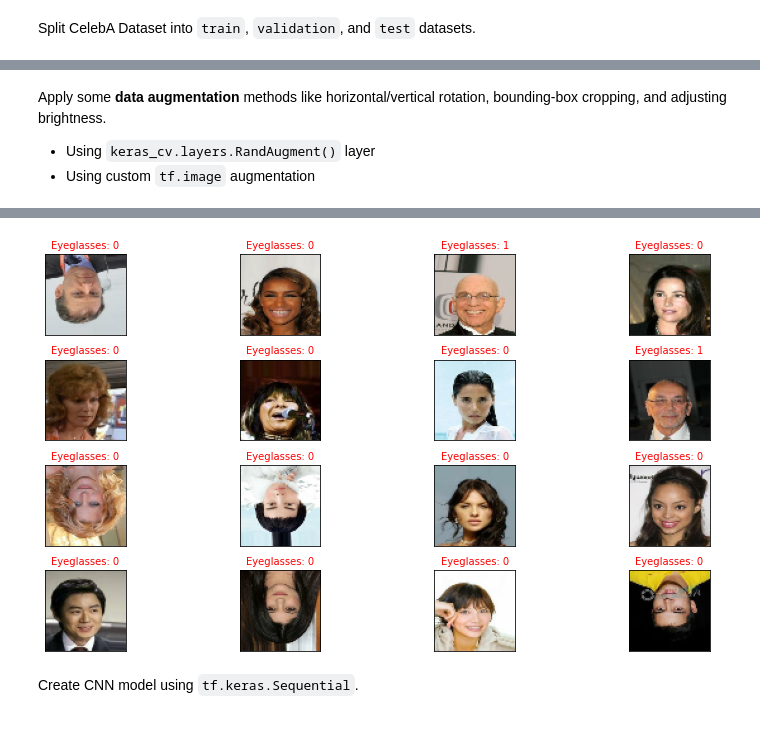
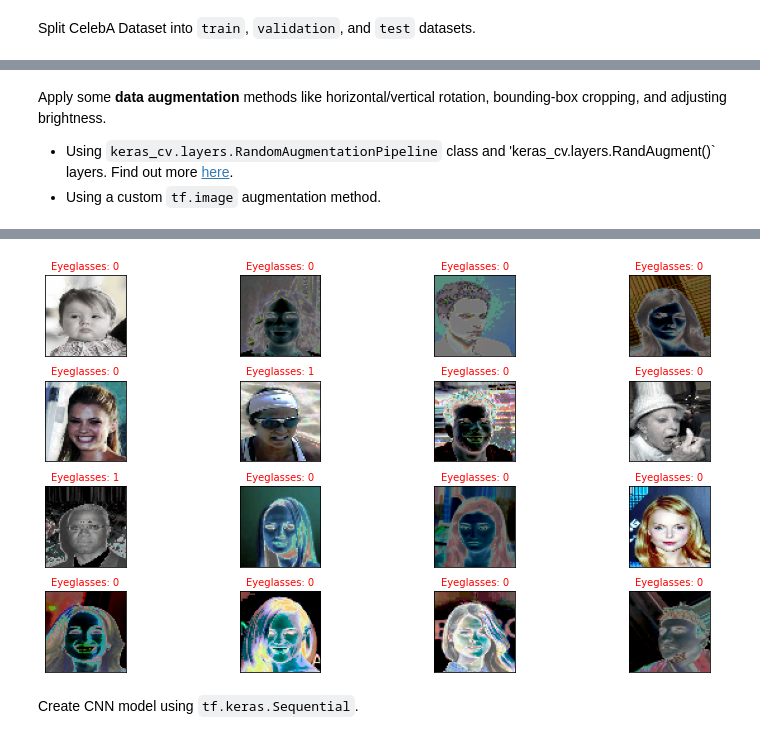
Before and after one commit to hanjihun2000/machine-learning, a Jupyter notebook: notes/celeba-cnn.ipynb, the cells around one changed output, grey strips where cells are left out. Cells and saved outputs as stored; diff of their text form; code cells hidden in the pictures.

Commit message:
update notes 'celeba-cnn' - fix and improve data loading part to make it clearer and simpler

```diff
--- a/notes/celeba-cnn.ipynb
+++ b/notes/celeba-cnn.ipynb
@@ -44,0 +35,3 @@ Dataset celeb_a downloaded and prepared to /root/tensorflow_datasets/celeb_a/2.0
+# %%
+tfds.disable_progress_bar()
+celeba, celeba_info = tfds.load('celeb_a', with_info=True)
@@ -51,6 +69,35 @@ test_ds = celeba['test']
+# %%
+def preprocess_ds(ds):
+  image, label = ds['image'], ds['attributes']['Eyeglasses']
+  image = tf.image.resize(image, size=IMAGE_SIZE)
+  image = tf.cast(image, tf.float32) / 255.0
+  label = tf.cast(label, tf.uint8)
+  return {"images": image, "labels": label}
+
+def prepare_ds(dataset, split):
+    if split == "train":
+        return (
+            dataset.shuffle(BATCH_SIZE)
+            .map(preprocess_ds, num_parallel_calls=AUTOTUNE)
+            .batch(BATCH_SIZE)
+        )
+    if split == "test":
+        return dataset.map(preprocess_ds, num_parallel_calls=AUTOTUNE).batch(BATCH_SIZE)
+
+def load_ds(split="train"):
+  ds = celeba[split]
+  return prepare_ds(ds, split)
 # %% [markdown]
 Apply some **data augmentation** methods like horizontal/vertical rotation, bounding-box cropping, and adjusting brightness.
 
-- Using `keras_cv.layers.RandAugment()` layer
-- Using custom `tf.image` augmentation
+- Using `keras_cv.layers.RandomAugmentationPipeline` class and 'keras_cv.layers.RandAugment()` layers. Find out more [here](https://keras.io/api/keras_cv/layers/augmentation/random_augmentation_pipeline/#randomaugmentationpipeline-class).
+- Using a custom `tf.image` augmentation method.
+# %%
+layers = keras_cv.layers.RandAugment.get_standard_policy(value_range=(0, 1), magnitude=0.5, magnitude_stddev=0.15)
+layers = layers[:4]
+pipeline = keras_cv.layers.RandomAugmentationPipeline(layers=layers, augmentations_per_image=3)
+
+def apply_augment_pipeline(inputs):
+  inputs["images"] = pipeline(inputs["images"])
+  return inputs
 # %%
@@ -80,16 +114,14 @@ def augment(inputs, size=(64, 64), mode='train'):
 # %%
-tf.random.set_seed(1)
-ds = train_ds.shuffle(100, reshuffle_each_iteration=False)
-ds = ds.take(16)
-ds = ds.map(lambda x: augment(x))
+train_ds = load_ds().map(apply_augment_pipeline, num_parallel_calls=AUTOTUNE)
+sample_batch = train_ds.take(16)
 
 fig = plt.figure(figsize=(12, 6))
-for i, sample in enumerate(ds):
+for i, sample in enumerate(sample_batch):
   ax = fig.add_subplot(4, 4, i+1)
   ax.set_xticks([])
   ax.set_yticks([])
-  ax.imshow(sample[0].numpy())
-  ax.set_title('Eyeglasses: {}'.format(sample[1]), size=10, color='red')
+  ax.imshow(sample["images"][0].numpy().astype('float32'))
+  ax.set_title('Eyeglasses: {}'.format(sample["labels"][0]), size=10, color='red')
 
 plt.tight_layout()
 plt.show()
@@ -106 +129 @@ WARNING:matplotlib.image:Clipping input data to the valid range for imshow with
-[figure, old version]
+[figure, new version]
```
Also changed, not shown: parts of 13 cells of this notebook.
